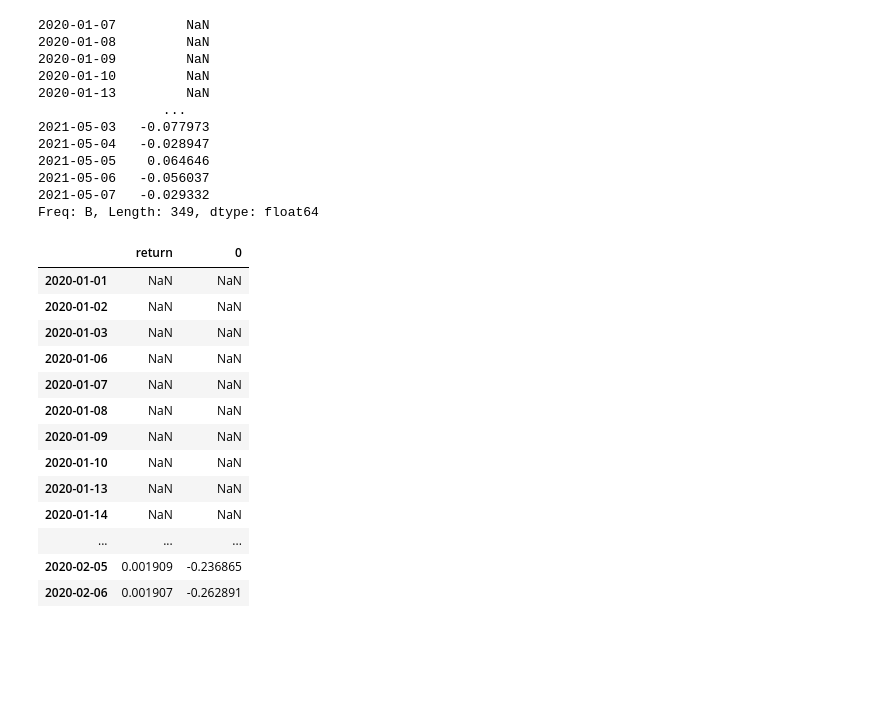
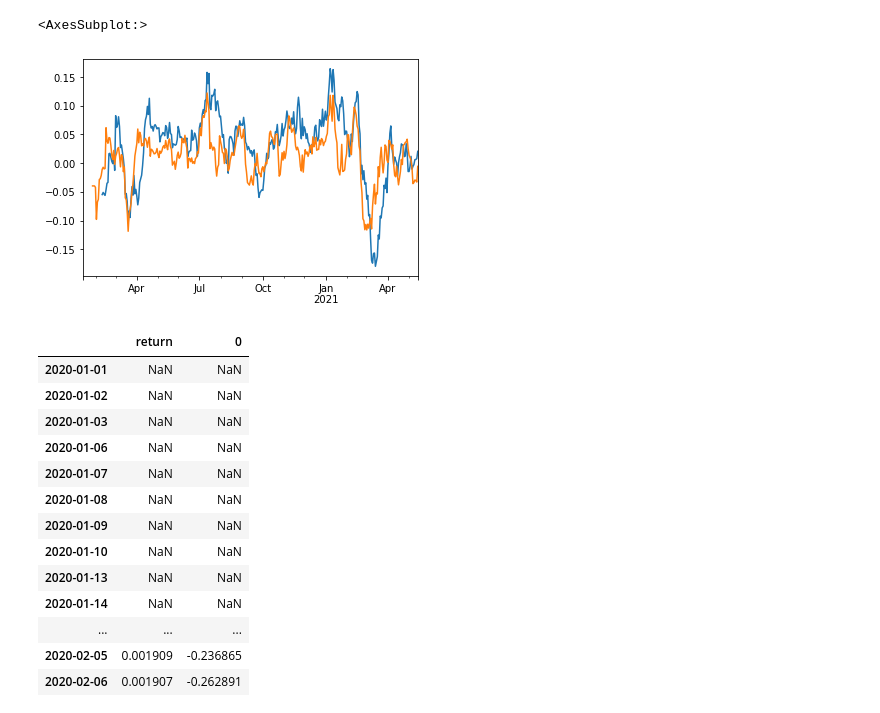
Before and after one commit to joshualee155/FundOptimizer, a Jupyter notebook: load_ts_by_loader.ipynb, the cells around one changed output. Cells and saved outputs as stored; diff of their text form; code cells hidden in the pictures; blank space fills up the shorter version.

```diff
--- a/load_ts_by_loader.ipynb
+++ b/load_ts_by_loader.ipynb
@@ -3,7 +3,7 @@ from fundopt.fundtsloader import getTSLoader
 import datetime as dt
 # %%
 start = dt.date(2020, 1, 1)
-end   = dt.date(2021, 5, 7)
+end   = dt.date(2021, 5, 14)
 holding = 20
 # test for MM funds
 loader = getTSLoader('000198')
@@ -37,19 +41,13 @@ loader2.load(start, end)
 # %%
-ret2 = loader2.getReturnTS(start, end, 20)
+ret20 = loader2.getReturnTS(start, end, 20)
+ret10 = loader2.getReturnTS(start, end, 10)
+ret5 = loader2.getReturnTS(start, end, 5)
+ret1 = loader2.getReturnTS(start, end, 1)
 # %%
-ret2
+ret20.plot()
+ret10.plot()
 # %% [output]
-2020-01-07         NaN
-2020-01-08         NaN
-2020-01-09         NaN
-2020-01-10         NaN
-2020-01-13         NaN
-                ...
-2021-05-03   -0.077973
-2021-05-04   -0.028947
-2021-05-05    0.064646
-2021-05-06   -0.056037
-2021-05-07   -0.029332
-Freq: B, Length: 349, dtype: float64
+<AxesSubplot:>
+[figure, added]
 # %%
 import pandas as pd
```
Also changed, not shown: parts of 4 cells of this notebook, 14 other files.
